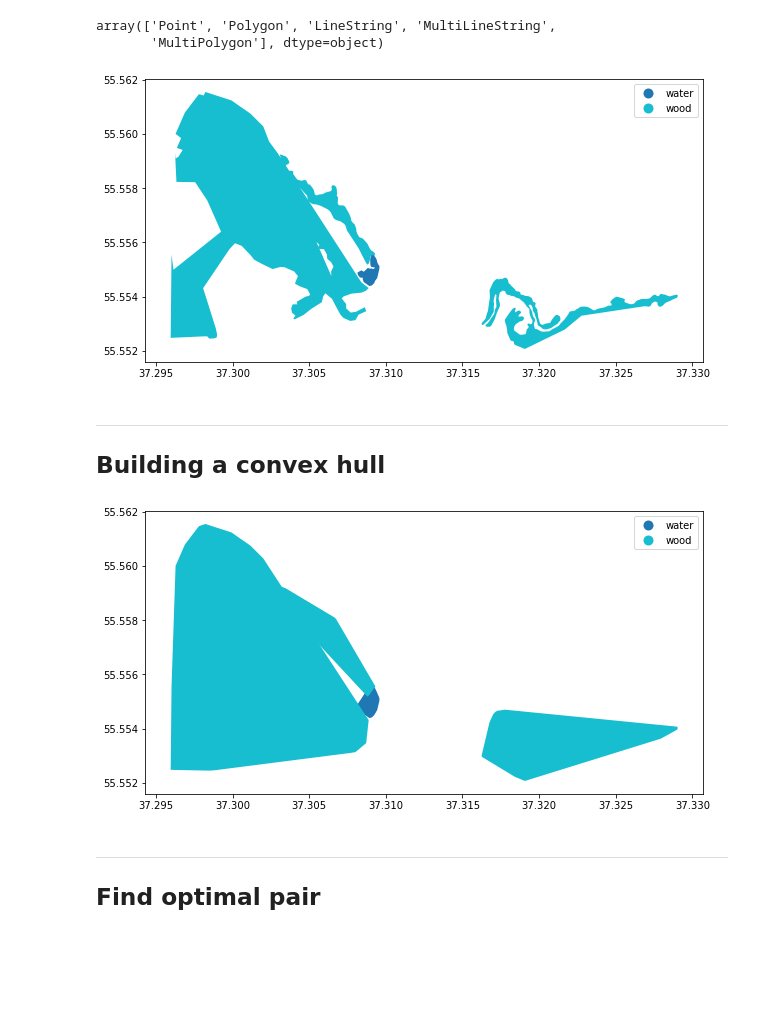
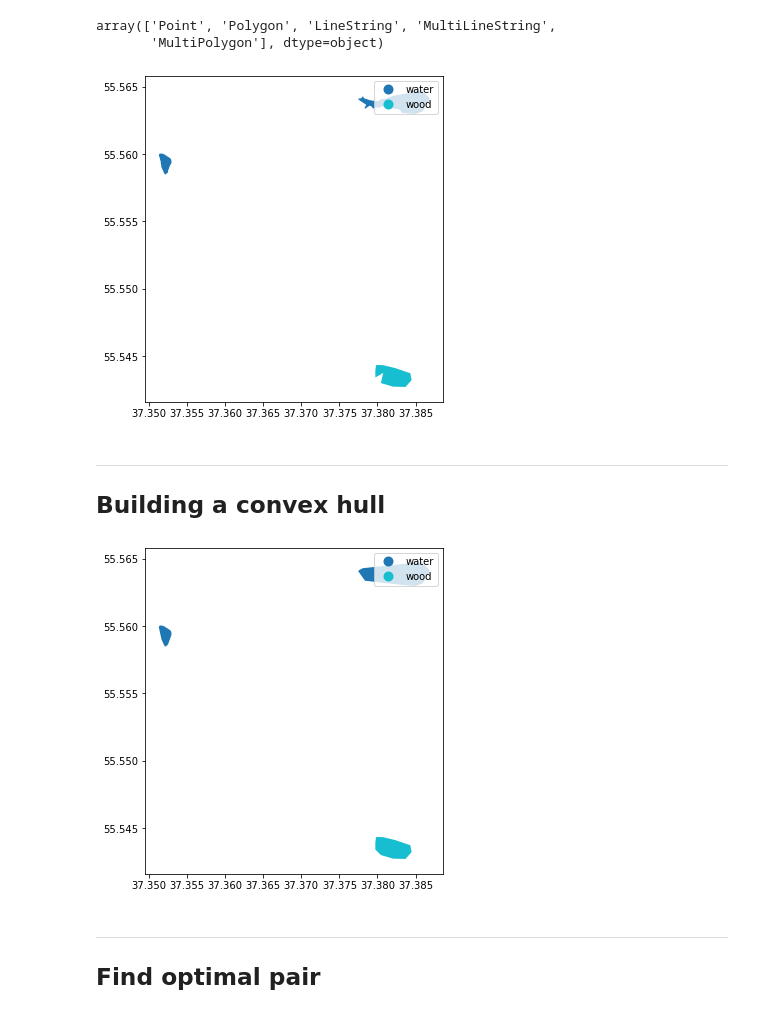
Before and after one commit to Denikozub/Offroad-routing-engine, a Jupyter notebook: Graph.ipynb, the cells around one changed output. Drawn from its saved outputs; the diff is of its cells as text; code cells hidden in the pictures; blank space fills up the shorter version.

```diff
--- a/Graph.ipynb
+++ b/Graph.ipynb
@@ -60,10 +60,10 @@ natural.geometry.type.unique()
 array(['Point', 'Polygon', 'LineString', 'MultiLineString',
        'MultiPolygon'], dtype=object)
 # %%
-polygons = natural.loc[:, ['natural', 'geometry']].loc[natural.geometry.type == 'Polygon'].tail(4)
+polygons = natural.loc[:, ['natural', 'geometry']].loc[natural.geometry.type == 'Polygon'].head(3)
 polygons.plot(column='natural', legend=True, figsize=(10,6));
 # %% [output]
-[figure, old version]
+[figure, new version]
 # %% [markdown]
 ___
 ## Building a convex hull
@@ -71,7 +71,7 @@ ___
 polygons.geometry = polygons.geometry.convex_hull #check for efficiency and rewrite if needed
 polygons.plot(column='natural', legend=True, figsize=(10,6));
 # %% [output]
-[figure, old version]
+[figure, new version]
 # %% [markdown]
 ___
 ## Find optimal pair
```
Also changed, not shown: parts of 1 cell of this notebook, 54 other files.
